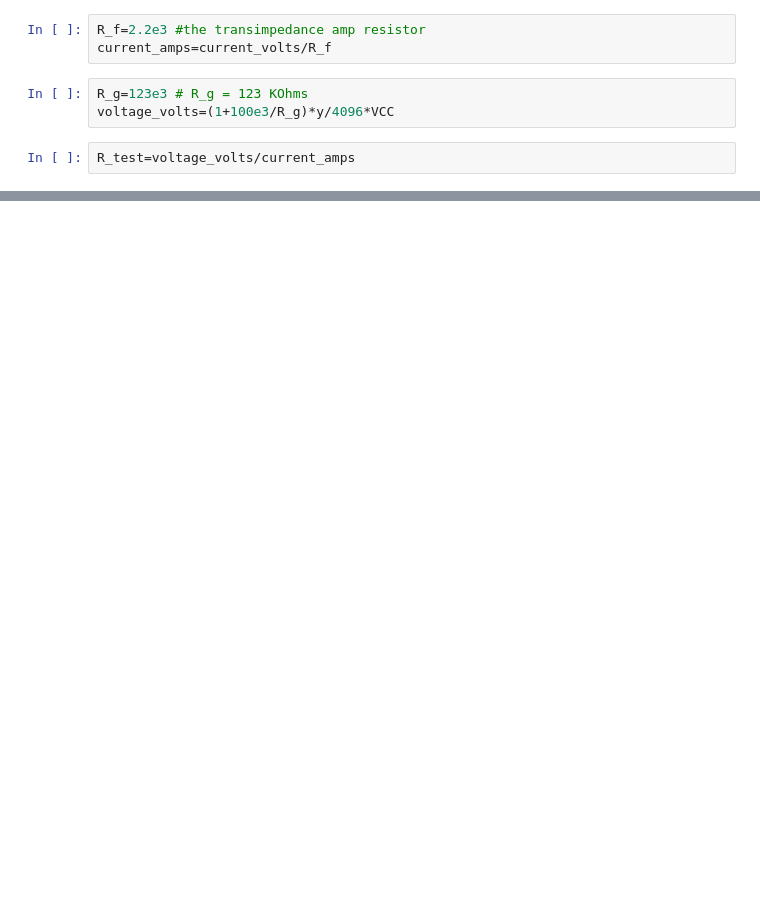
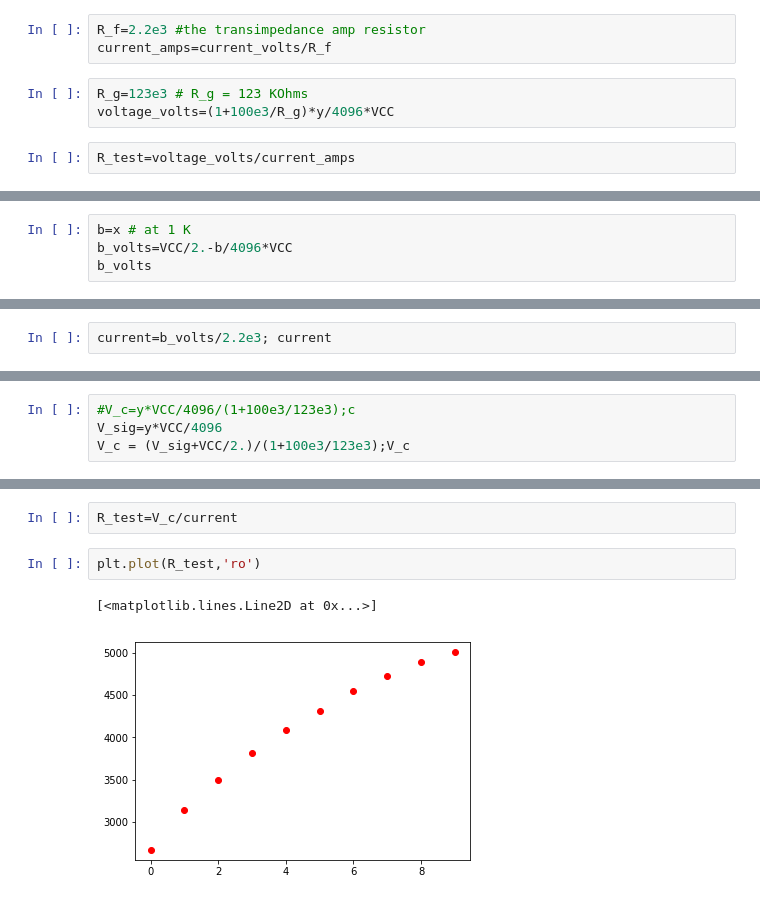
Before and after one commit to edgecollective/four-probe, a Jupyter notebook: analysis/four-probe.ipynb, the cells around one changed output, grey strips where cells are left out. Drawn from its saved outputs; the diff is of its cells as text; blank space fills up the shorter version.

```diff
--- a/analysis/four-probe.ipynb
+++ b/analysis/four-probe.ipynb
@@ -78,0 +64,4 @@ plt.plot(R_test/VCC,'ro')
+# %%
+b=x # at 1 K
+b_volts=VCC/2.-b/4096*VCC
+b_volts
@@ -78,0 +80,2 @@ plt.plot(R_test/VCC,'ro')
+# %%
+current=b_volts/2.2e3; current
@@ -78,0 +94,4 @@ plt.plot(R_test/VCC,'ro')
+# %%
+#V_c=y*VCC/4096/(1+100e3/123e3);c
+V_sig=y*VCC/4096
+V_c = (V_sig+VCC/2.)/(1+100e3/123e3);V_c
@@ -78,0 +110,7 @@ plt.plot(R_test/VCC,'ro')
+# %%
+R_test=V_c/current
+# %%
+plt.plot(R_test,'ro')
+# %% [output]
+[<matplotlib.lines.Line2D at 0x...>]
+[figure, added]
```
Also changed, not shown: parts of 7 cells of this notebook.
